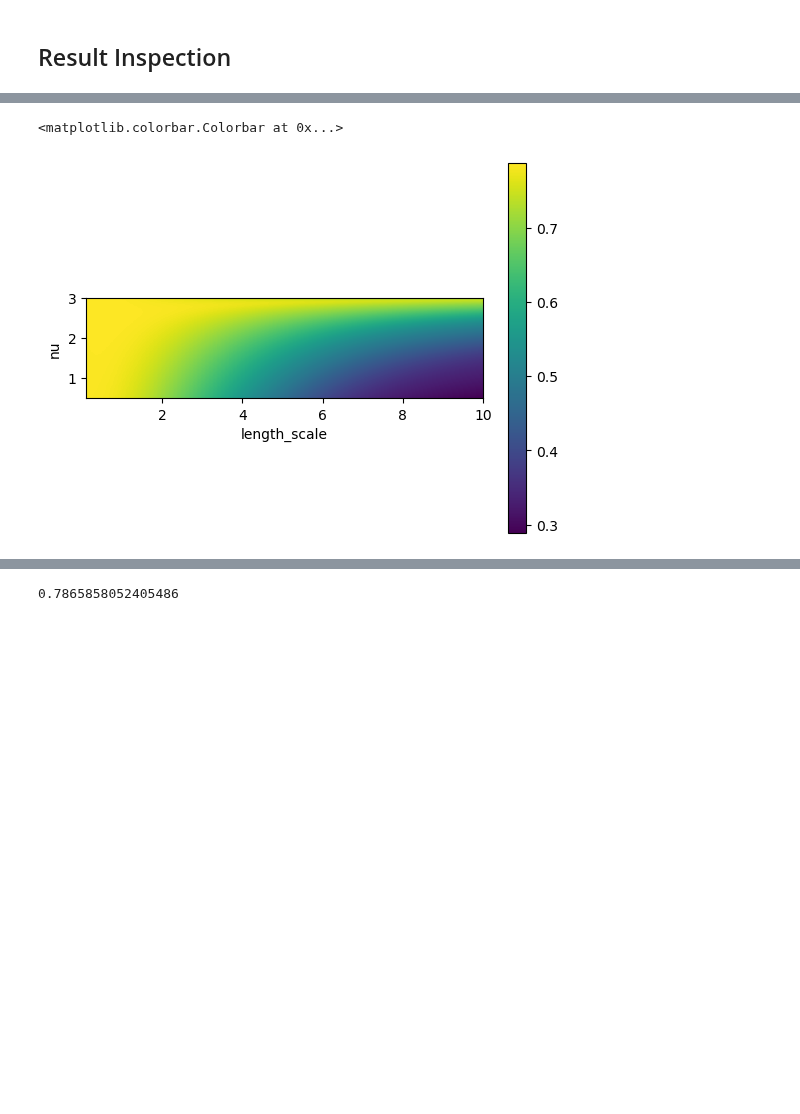
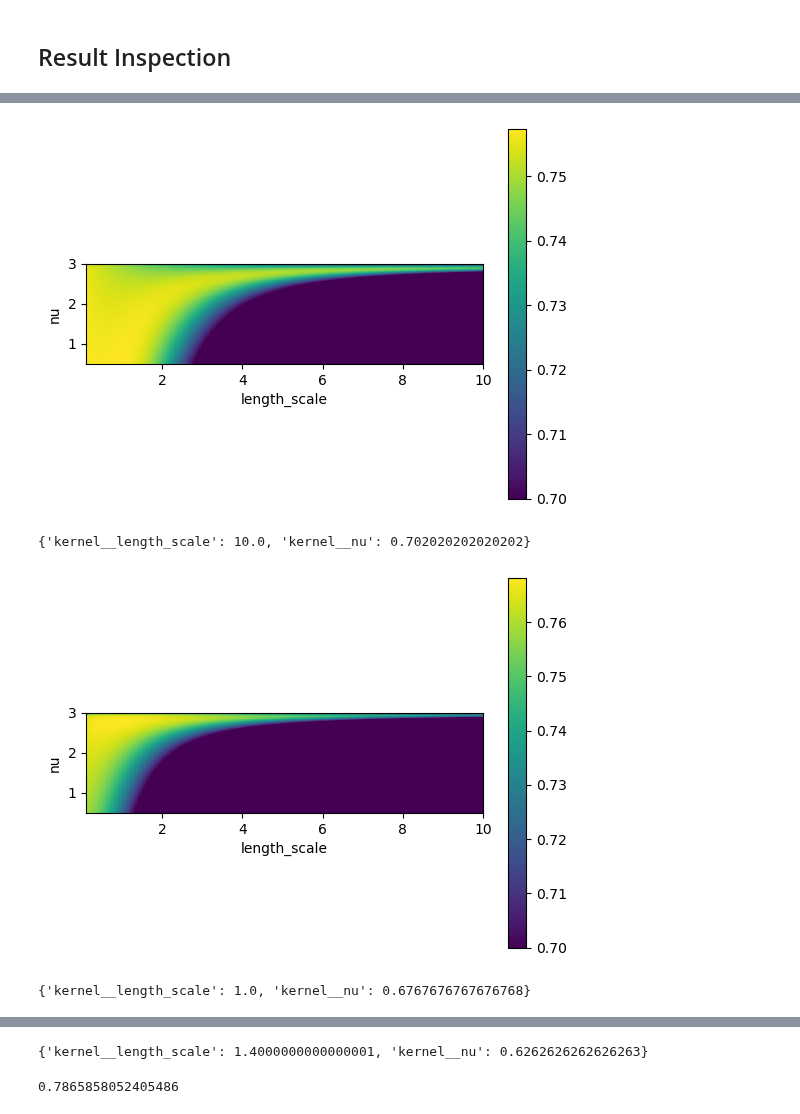
Before and after one commit to yubinhu/Venus-Exploration, a Jupyter notebook: Scripts/GRonDatav2.0.ipynb, the cells around one changed output, grey strips where cells are left out. Saved outputs shown, nothing was run; the diff lists cells and outputs as text; code cells hidden in the pictures; blank space fills up the shorter version.

```diff
--- a/Scripts/GRonDatav2.0.ipynb
+++ b/Scripts/GRonDatav2.0.ipynb
@@ -99,11 +84,16 @@ with open("../Results/gs_clf.dump" , "wb") as f:
 # %%
-with open("../Results/gs_clf_trial3.dump" , "rb") as f:
-    clf_loaded = pickle.load(f)
-results = clf_loaded.cv_results_['mean_test_score'].reshape((100, 100))
-im = plt.imshow(results, extent=(0.1,10,0.5,3))
-plt.xlabel("length_scale")
-plt.ylabel("nu")
-plt.colorbar(im)
+for i in ['1','2','3']:
+    with open("../Results/gs_clf_trial%s.dump"%i , "rb") as f:
+        clf_loaded = pickle.load(f)
+    results = clf_loaded.cv_results_['mean_test_score'].reshape((100, 100))
+    im = plt.imshow(results, extent=(0.1,10,0.5,3), vmin=0.7)
+    plt.xlabel("length_scale")
+    plt.ylabel("nu")
+    plt.colorbar(im)
+    plt.show()
+    print(clf_loaded.cv_results_['params'][results.argmax()])
 # %% [output]
+[figure, new version]
-<matplotlib.colorbar.Colorbar at 0x...>
+{'kernel__length_scale': 10.0, 'kernel__nu': 0.702020202020202}
-[figure, old version]
+[figure, added]
+{'kernel__length_scale': 1.0, 'kernel__nu': 0.6767676767676768}
@@ -110,3 +101,4 @@ plt.colorbar(im)
+{'kernel__length_scale': 1.4000000000000001, 'kernel__nu': 0.6262626262626263}
 # %%
 results.max()
 # %% [output]
```
Also changed, not shown: parts of 9 cells of this notebook, 11 other files.
